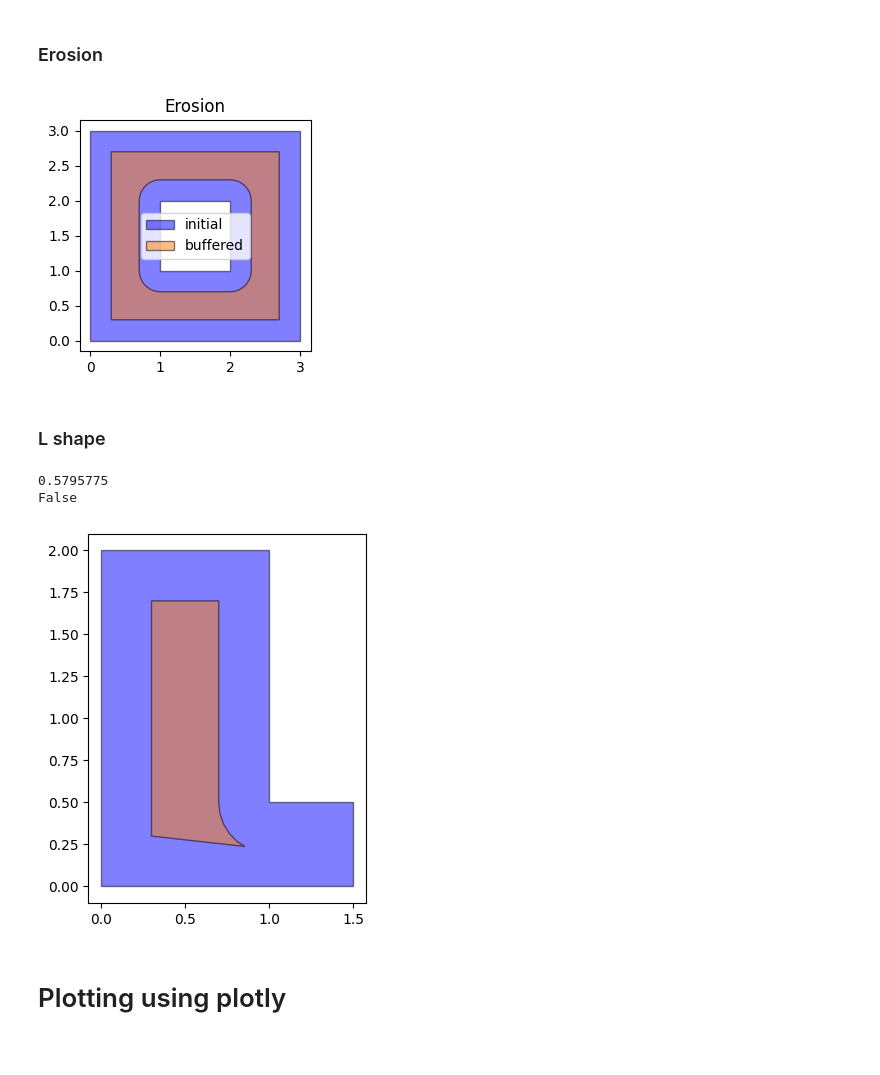
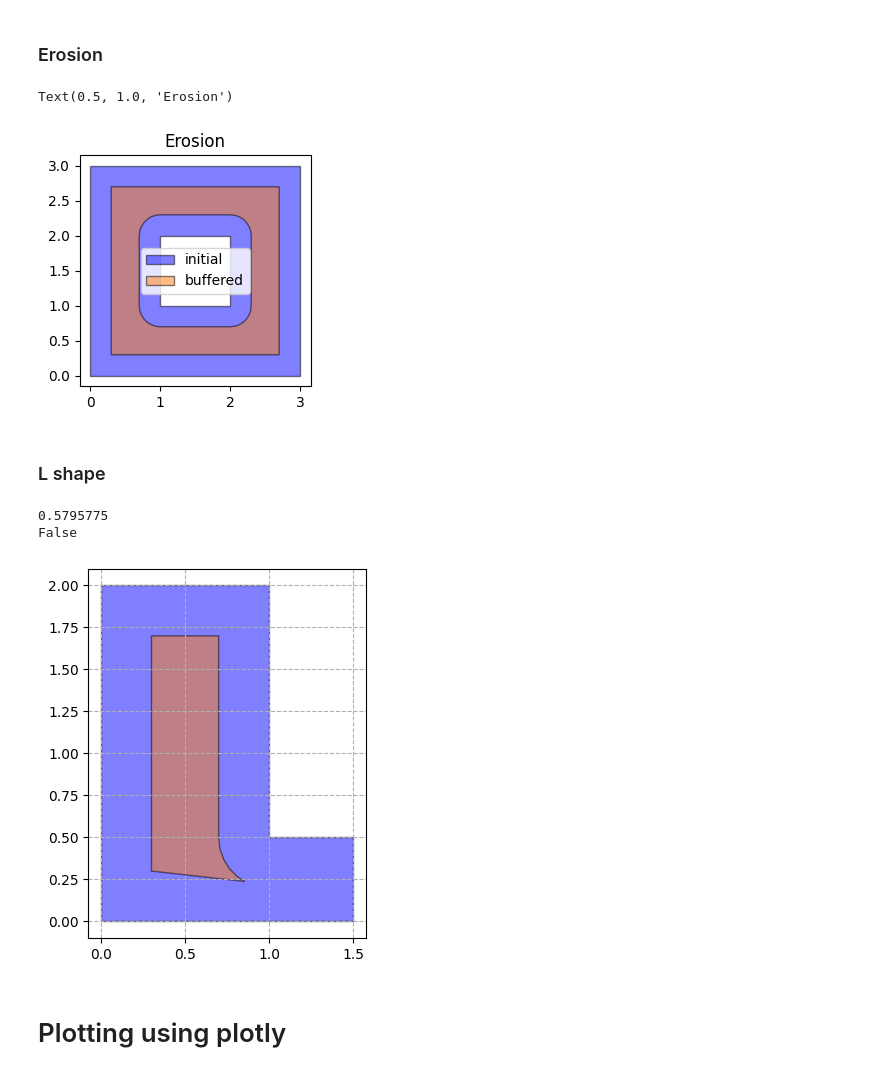
Before and after one commit to seekjim20/dshape, a Jupyter notebook: ipynb/playground.ipynb, the cells around one changed output. Saved outputs shown, nothing was run; the diff lists cells and outputs as text; code cells hidden in the pictures.

```diff
--- a/ipynb/playground.ipynb
+++ b/ipynb/playground.ipynb
@@ -136,37 +131,39 @@ p4.plot(ax=ax, color='tab:orange');
 # %% [markdown]
 ### Erosion
 # %%
-p1 = geometry.Rectangle(0, 0, 3, 3)
-p2 = geometry.Rectangle(1, 1, 1, 1)
-p3 = set_ops.difference(p1, p2)
-p4 = mutation.buffer(p3, -0.3)
+p1 = dshape.geometry.Rectangle(0, 0, 3, 3)
+p2 = dshape.geometry.Rectangle(1, 1, 1, 1)
+p3 = p1 - p2
+p4 = p3.buffer(-0.3)
 
 fig, ax = plt.subplots(figsize=(3, 3))
-p3.plot(ax=ax, label='initial')
-p4.plot(ax=ax, color='tab:orange', label='buffered')
+p3.plot(ax=ax, label="initial")
+p4.plot(ax=ax, color="tab:orange", label="buffered")
 ax.legend()
-ax.set_title('Erosion');
+ax.set_title("Erosion")
 # %% [output]
+Text(0.5, 1.0, 'Erosion')
 [figure]
 # %% [markdown]
 ### L shape
 # %%
 vertices = jnp.array(
     [[0.0, 0.0], [1.5, 0.0], [1.5, 0.5], [1.0, 0.5], [1.0, 2.0], [0.0, 2.0]],
     dtype=jnp.float32,
 )
-p1 = geometry.Polygon(vertices=vertices)
-p2 = mutation.buffer(p1, -0.3)
+p1 = dshape.geometry.Polygon(vertices=vertices)
+p2 = dshape.mutation.buffer(p1, -0.3)
 
 fig, ax = plt.subplots()
 p1.plot(ax=ax)
 p2.plot(ax=ax, color='tab:orange')
 print(p2.area)
 print(p2.self_intersect)
+ax.grid(True, linestyle='--')
 # %% [output]
 0.5795775
 False
-[figure, old version]
+[figure, new version]
 # %% [markdown]
 # Plotting using plotly
 # %%
```
Also changed, not shown: parts of 15 cells of this notebook.
